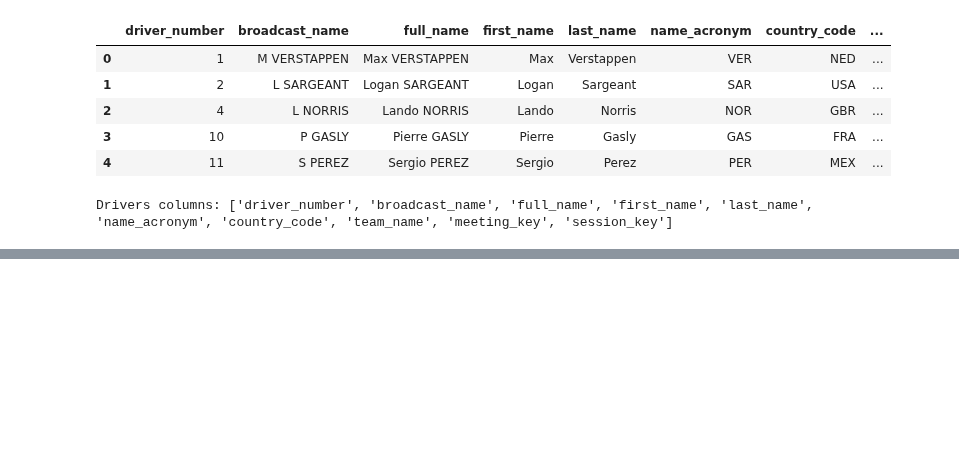
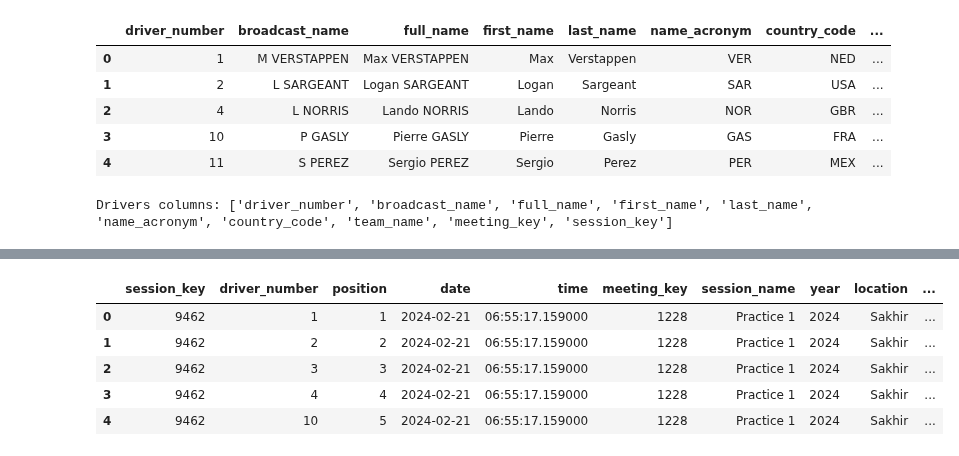
Before and after one commit to szylvvia/f1_races_progress_predict, a Jupyter notebook: openf1_api_dataset.ipynb, the cells around one changed output, grey strips where cells are left out. Drawn from its saved outputs; the diff is of its cells as text; code cells hidden in the pictures; blank space fills up the shorter version.

```diff
--- a/openf1_api_dataset.ipynb
+++ b/openf1_api_dataset.ipynb
@@ -1259,3 +1247,12 @@ df_copy['avg_pit_stop_duration'] = df_copy['avg_pit_stop_duration'].fillna(0).as
+# %%
+starting_position_df.head()
+# %% [output]
+|  | session_key | driver_number | position | date | time | meeting_key | session_name | year | location | ... |
+| 0 | 9462 | 1 | 1 | 2024-02-21 | 06:55:17.159000 | 1228 | Practice 1 | 2024 | Sakhir | ... |
+| 1 | 9462 | 2 | 2 | 2024-02-21 | 06:55:17.159000 | 1228 | Practice 1 | 2024 | Sakhir | ... |
+| 2 | 9462 | 3 | 3 | 2024-02-21 | 06:55:17.159000 | 1228 | Practice 1 | 2024 | Sakhir | ... |
+| 3 | 9462 | 4 | 4 | 2024-02-21 | 06:55:17.159000 | 1228 | Practice 1 | 2024 | Sakhir | ... |
+| 4 | 9462 | 10 | 5 | 2024-02-21 | 06:55:17.159000 | 1228 | Practice 1 | 2024 | Sakhir | ... |
 # %%
 # save datasets to csv files
 df_copy.to_csv('f1_race_data_all.csv', index=False)
```
Also changed, not shown: parts of 39 cells of this notebook, 3 other files.
